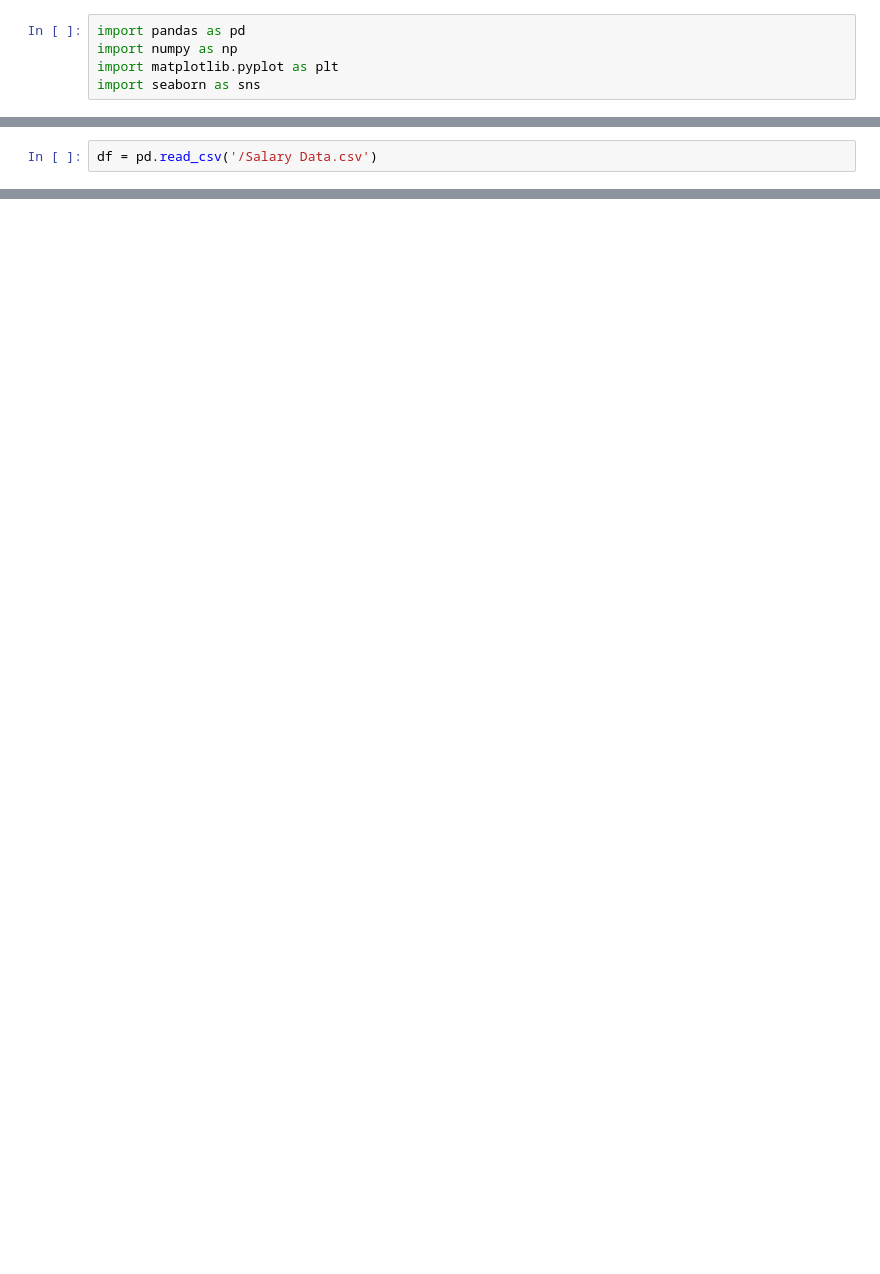
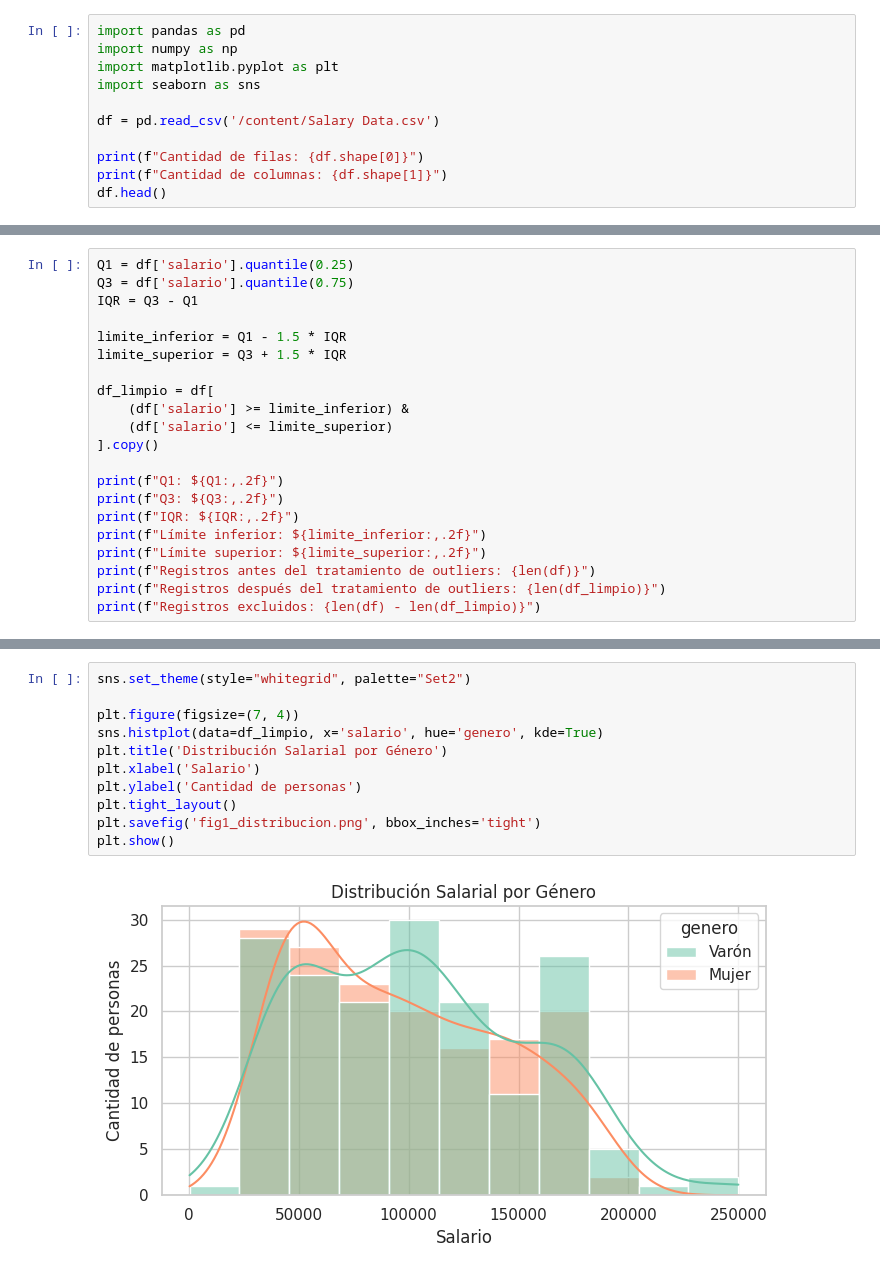
Before and after one commit to adeoro96/herramientasbasicas-deoro-agustina, a Jupyter notebook: notebooks/eda_salarios.ipynb, the cells around one changed output, grey strips where cells are left out. Drawn from its saved outputs; the diff is of its cells as text; blank space fills up the shorter version.

```diff
--- a/notebooks/eda_salarios.ipynb
+++ b/notebooks/eda_salarios.ipynb
@@ -3,3 +29,9 @@ import pandas as pd
 import numpy as np
 import matplotlib.pyplot as plt
 import seaborn as sns
+
+df = pd.read_csv('/content/Salary Data.csv')
+
+print(f"Cantidad de filas: {df.shape[0]}")
+print(f"Cantidad de columnas: {df.shape[1]}")
+df.head()
@@ -6,2 +46,0 @@ import seaborn as sns
-# %%
-df = pd.read_csv('/Salary Data.csv')
@@ -27,0 +160,21 @@ df_limpio = df[(df['salario'] >= (Q1 - 1.5 * IQR)) & (df['salario'] <= (Q3 + 1.5
+# %%
+Q1 = df['salario'].quantile(0.25)
+Q3 = df['salario'].quantile(0.75)
+IQR = Q3 - Q1
+
+limite_inferior = Q1 - 1.5 * IQR
+limite_superior = Q3 + 1.5 * IQR
+
+df_limpio = df[
+    (df['salario'] >= limite_inferior) &
+    (df['salario'] <= limite_superior)
+].copy()
+
+print(f"Q1: ${Q1:,.2f}")
+print(f"Q3: ${Q3:,.2f}")
+print(f"IQR: ${IQR:,.2f}")
+print(f"Límite inferior: ${limite_inferior:,.2f}")
+print(f"Límite superior: ${limite_superior:,.2f}")
+print(f"Registros antes del tratamiento de outliers: {len(df)}")
+print(f"Registros después del tratamiento de outliers: {len(df_limpio)}")
+print(f"Registros excluidos: {len(df) - len(df_limpio)}")
@@ -67,0 +224,13 @@ plt.close()
+# %%
+sns.set_theme(style="whitegrid", palette="Set2")
+
+plt.figure(figsize=(7, 4))
+sns.histplot(data=df_limpio, x='salario', hue='genero', kde=True)
+plt.title('Distribución Salarial por Género')
+plt.xlabel('Salario')
+plt.ylabel('Cantidad de personas')
+plt.tight_layout()
+plt.savefig('fig1_distribucion.png', bbox_inches='tight')
+plt.show()
+# %% [output]
+[figure, added]
```
Also changed, not shown: parts of 32 cells of this notebook.
